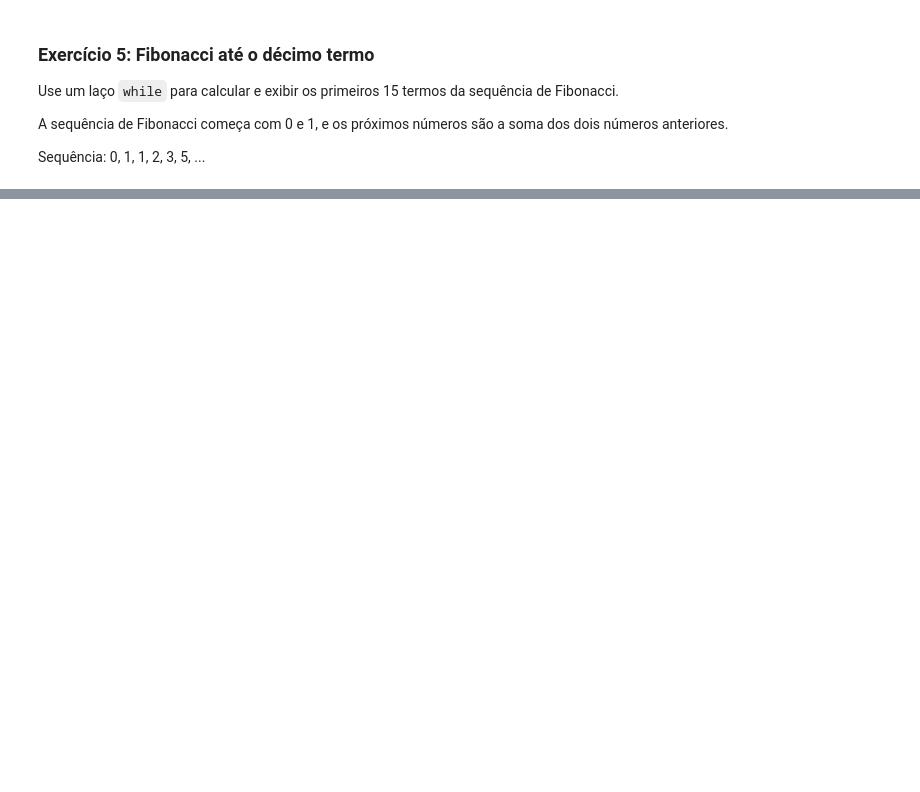
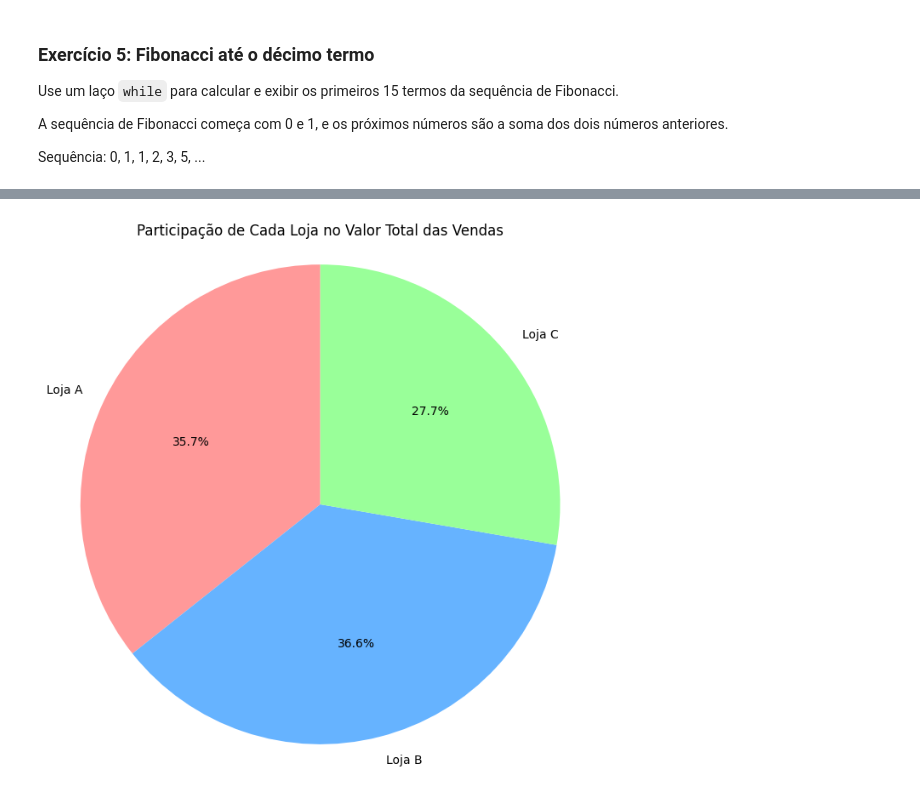
Before and after one commit to py232027046/CEE2, a Jupyter notebook: aulas.ipynb, the cells around one changed output, grey strips where cells are left out. Saved outputs shown, nothing was run; the diff lists cells and outputs as text; code cells hidden in the pictures; blank space fills up the shorter version.

```diff
--- a/aulas.ipynb
+++ b/aulas.ipynb
@@ -1239,0 +4362,27 @@ while contador < 15:
+# %%
+import pandas as pd
+import numpy as np
+import matplotlib.pyplot as plt
+
+np.random.seed(42)
+
+
+dados_vendas = {
+    "Loja": np.random.choice(["Loja A", "Loja B", "Loja C"], 100),
+    "Produto": np.random.choice(["Notebook", "Tablet", "Smartphone", "Fone de Ouvido"], 100),
+    "Mês": np.random.choice(["Jan", "Fev", "Mar", "Abr", "Mai", "Jun"], 100),
+    "Quantidade": np.random.randint(1, 20, 100),
+    "Valor Total (R$)": np.random.randint(100, 5000, 100),
+}
+
+df = pd.DataFrame(dados_vendas)
+
+participacao_loja = df.groupby("Loja")["Valor Total (R$)"].sum()
+
+plt.figure(figsize=(8, 8))
+plt.pie(participacao_loja, labels=participacao_loja.index, autopct='%1.1f%%', startangle=90, colors=['#ff9999','#66b3ff','#99ff99'])
+plt.title("Participação de Cada Loja no Valor Total das Vendas")
+plt.axis('equal')
+plt.show()
+# %% [output]
+[figure, added]
```
Also changed, not shown: parts of 430 cells of this notebook.
